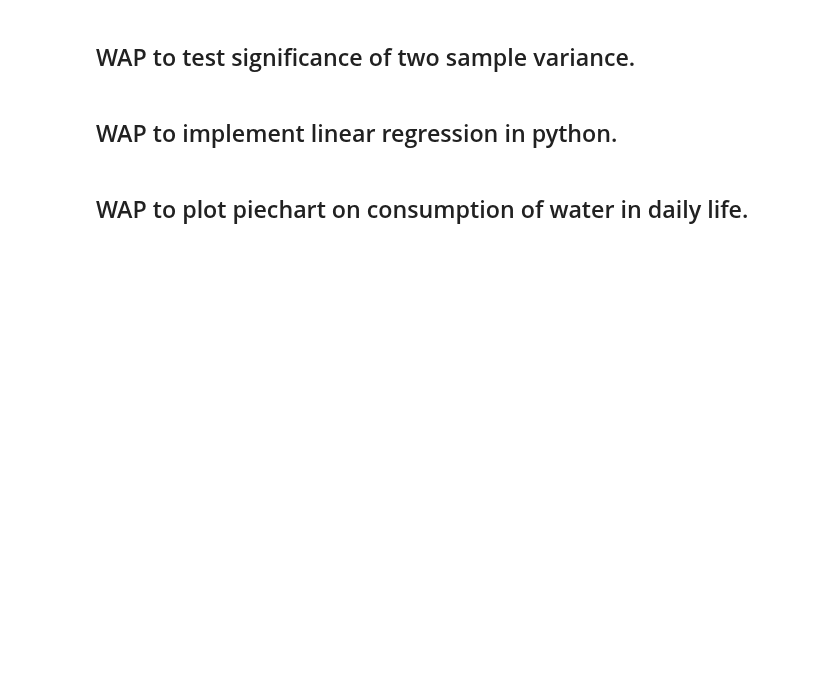
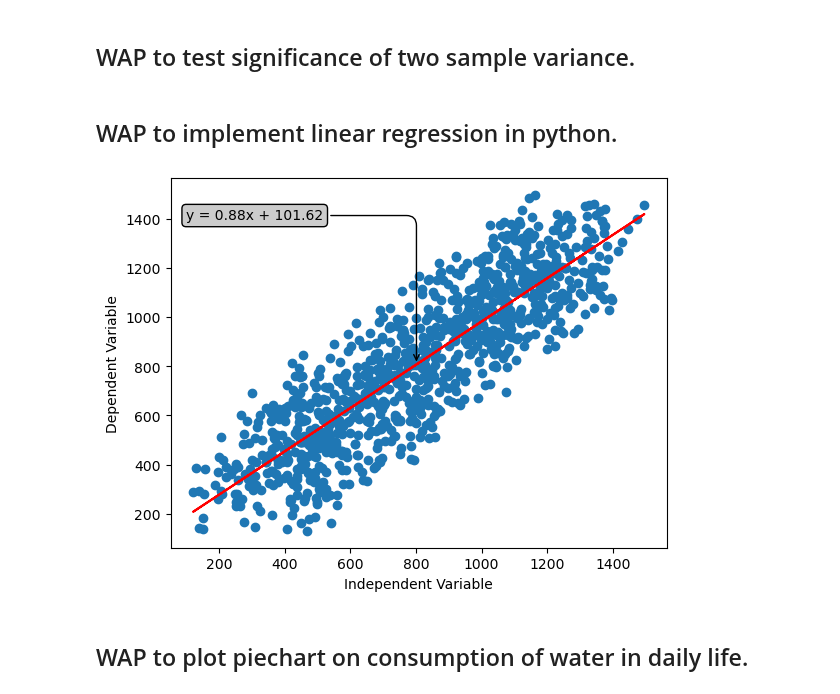
Before and after one commit to AumGupta/mor, a Jupyter notebook: Practicals/Final Practical File/main.ipynb, the cells around one changed output. Cells and saved outputs as stored; diff of their text form; code cells hidden in the pictures; blank space fills up the shorter version.

```diff
--- a/Practicals/Final Practical File/main.ipynb
+++ b/Practicals/Final Practical File/main.ipynb
@@ -705,6 +705,26 @@ plt.show()
 # %% [markdown]
 
 ## WAP to implement linear regression in python.
+# %%
+import numpy as np
+# Generating Random Data Points
+n = 1000
+x = np.linspace(1,1000, n) + np.random.randint(100,500, n)
+y = np.linspace(10,1000, n) + np.random.randint(100,500, n)
+
+m = (n*(x*y).sum() - x.sum()*y.sum())/(n*(x**2).sum()-(x.sum())**2)
+b = (y.sum() - m*x.sum())/n
+y_ = m*x + b # Equation of Linear Regression Line
+# %%
+import matplotlib.pyplot as plt
+plt.scatter(x,y)
+plt.plot(x,y_, color = 'r')
+plt.xlabel("Independent Variable")
+plt.ylabel("Dependent Variable")
+plt.annotate(f"y = {m:.2f}x + {b:.2f}", xy=(x.mean(), m*x.mean()+b), xytext=(100, y.max()-100), arrowprops=dict( arrowstyle = "->", connectionstyle = "angle, angleA = 0, angleB = 90, rad = 10"), bbox = dict(boxstyle ="round", fc ="0.8"), fontsize=10)
+plt.show()
+# %% [output]
+[figure, added]
 # %% [markdown]
 
 ## WAP to plot piechart on consumption of water in daily life.
```
